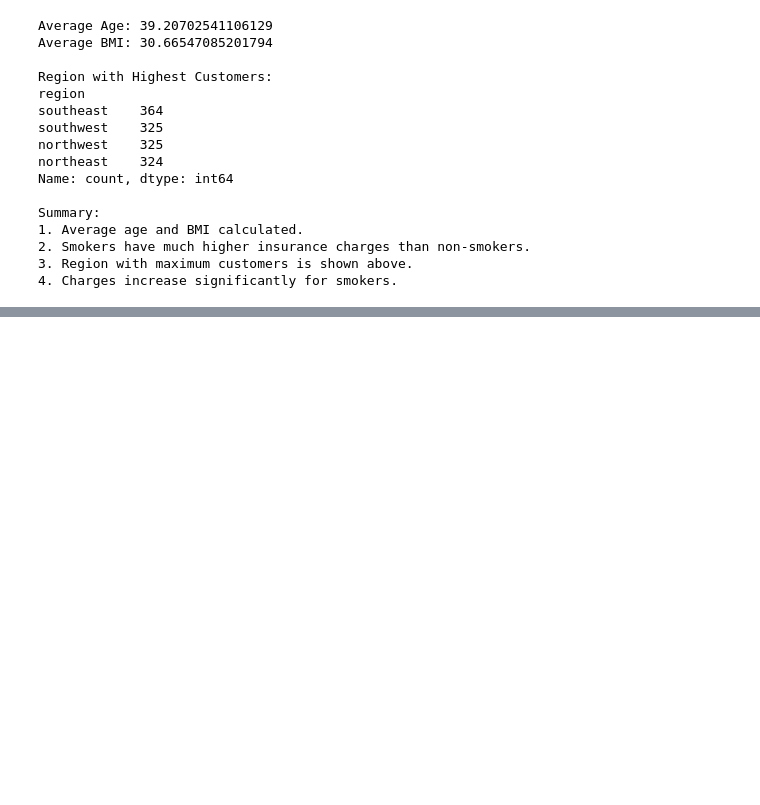
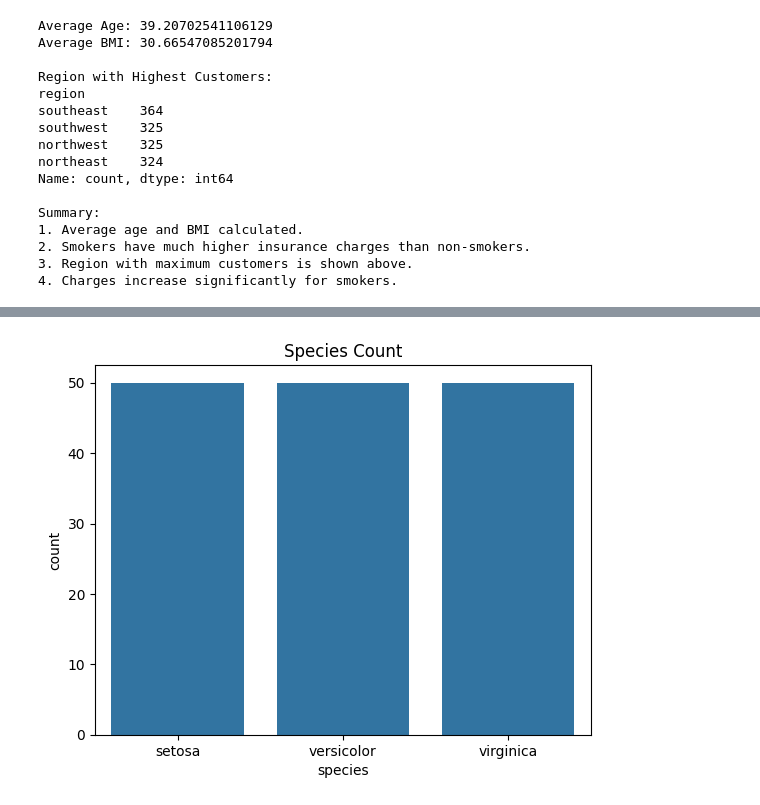
Before and after one commit to ishika-dattatray-date/python-basic-project, a Jupyter notebook: session16.ipynb, the cells around one changed output, grey strips where cells are left out. Cells and saved outputs as stored; diff of their text form; code cells hidden in the pictures; blank space fills up the shorter version.

```diff
--- a/session16.ipynb
+++ b/session16.ipynb
@@ -177,0 +231,6 @@ Summary:
+# %%
+sns.countplot(x='species', data=df)
+plt.title("Species Count")
+plt.show()
+# %% [output]
+[figure, added]
```
Also changed, not shown: parts of 7 cells of this notebook.
